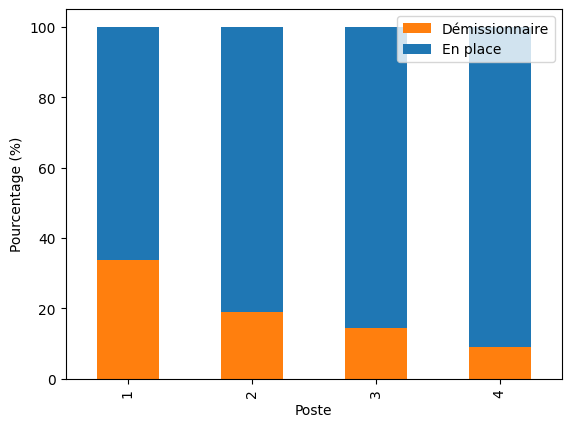
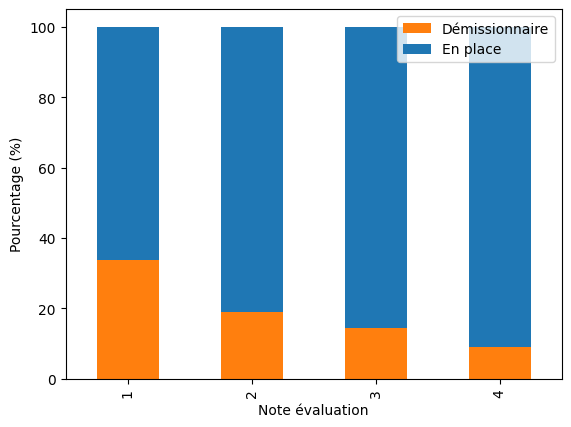
Code edit (unified diff) that turned the first committed figure into the second:
--- before
+++ after
@@ -9,4 +9,15 @@
 ]
 
+cols_label = [
+    'Note évaluation',
+    'Annèes sous responsable actuel',
+    'Annèes depuis la derniere promotion',
+    'Distance domicile / travail',
+    'Domaine étude',
+    'Departement',
+    'Statut marital'
+]
+
+i = 0
 for col in cols:
 
@@ -20,3 +31,5 @@
     df_perc = df_compare.div(df_compare.sum(axis=1), axis=0) * 100
 
-    df_perc.plot(kind='bar', stacked=True, xlabel="Poste", ylabel="Pourcentage (%)", color=['#FF7F0E', '#1F77B4'])
+    df_perc.plot(kind='bar', stacked=True, xlabel=cols_label[i], ylabel="Pourcentage (%)", color=['#FF7F0E', '#1F77B4'])
+
+    i = i + 1

Commit: correction des labels